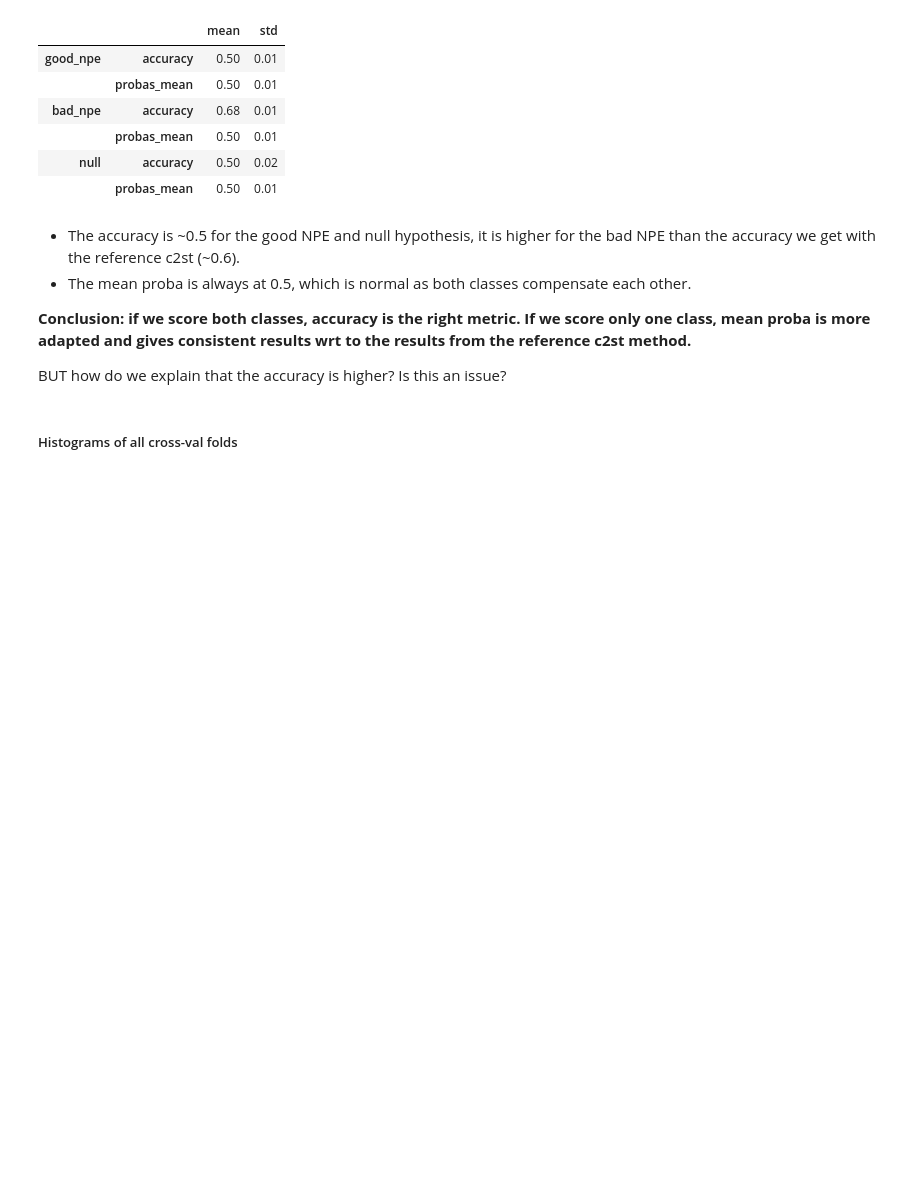
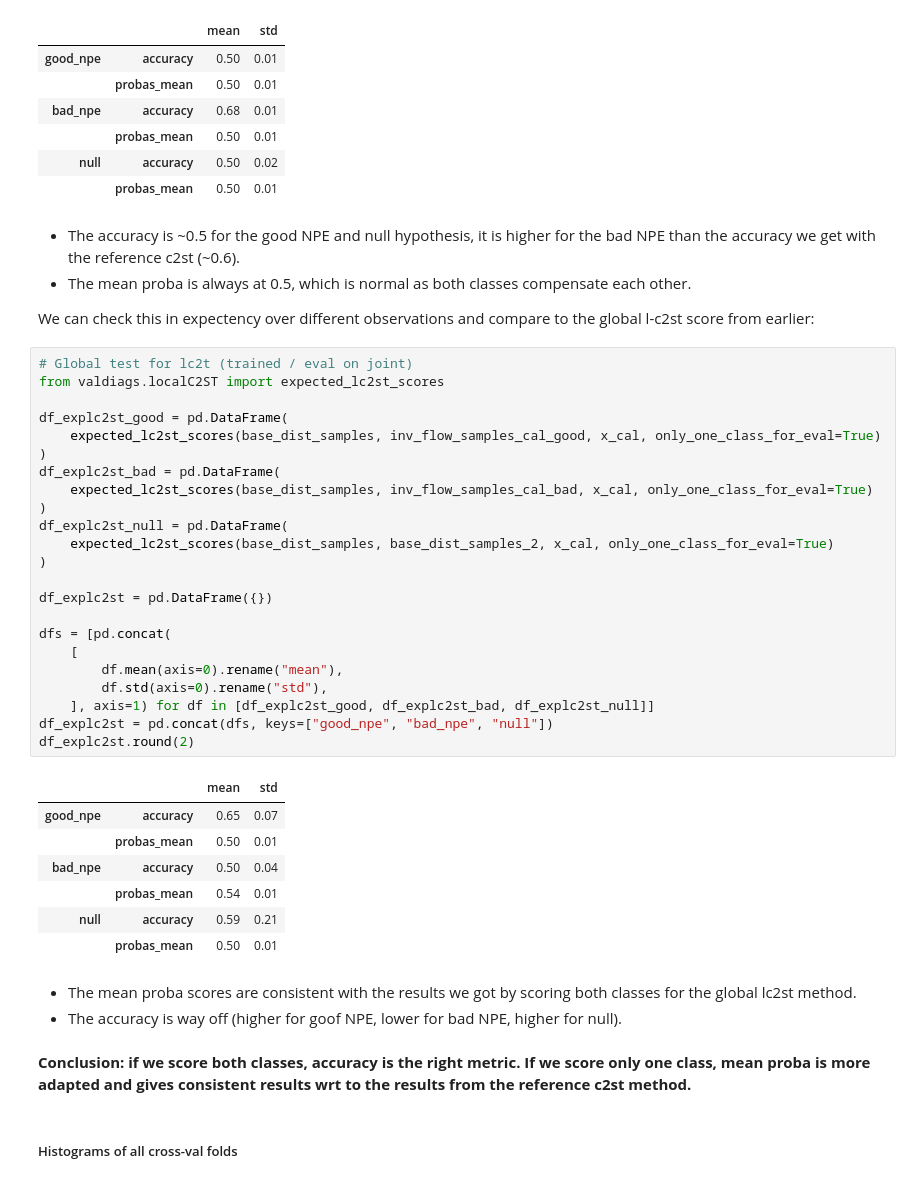
Before and after one commit to JuliaLinhart/valDiags_flows, a Jupyter notebook: notebooks/Local_C2ST_example_1D_lampe.ipynb, the cells around one changed output. Cells and saved outputs as stored; diff of their text form; blank space fills up the shorter version.

```diff
--- a/notebooks/Local_C2ST_example_1D_lampe.ipynb
+++ b/notebooks/Local_C2ST_example_1D_lampe.ipynb
@@ -556,9 +564,43 @@ df_explc2st.round(2)
 - The accuracy is ~0.5 for the good NPE and null hypothesis, it is higher for the bad NPE than the accuracy we get with the reference c2st (~0.6).
 - The mean proba is always at 0.5, which is normal as both classes compensate each other.
 
-**Conclusion: if we score both classes, accuracy is the right metric. If we score only one class, mean proba is more adapted and gives consistent results wrt to the results from the reference c2st method.**
-
-BUT how do we explain that the accuracy is higher? Is this an issue?
+We can check this in expectency over different observations and compare to the global l-c2st score from earlier:
+# %%
+# Global test for lc2t (trained / eval on joint)
+from valdiags.localC2ST import expected_lc2st_scores
+
+df_explc2st_good = pd.DataFrame(
+    expected_lc2st_scores(base_dist_samples, inv_flow_samples_cal_good, x_cal, only_one_class_for_eval=True)
+)
+df_explc2st_bad = pd.DataFrame(
+    expected_lc2st_scores(base_dist_samples, inv_flow_samples_cal_bad, x_cal, only_one_class_for_eval=True)
+)
+df_explc2st_null = pd.DataFrame(
+    expected_lc2st_scores(base_dist_samples, base_dist_samples_2, x_cal, only_one_class_for_eval=True)
+)
+
+df_explc2st = pd.DataFrame({})
+
+dfs = [pd.concat(
+    [
+        df.mean(axis=0).rename("mean"),
+        df.std(axis=0).rename("std"),
+    ], axis=1) for df in [df_explc2st_good, df_explc2st_bad, df_explc2st_null]]
+df_explc2st = pd.concat(dfs, keys=["good_npe", "bad_npe", "null"])
+df_explc2st.round(2)
+# %% [output]
+|  |  | mean | std |
+| good_npe | accuracy | 0.65 | 0.07 |
+|  | probas_mean | 0.50 | 0.01 |
+| bad_npe | accuracy | 0.50 | 0.04 |
+|  | probas_mean | 0.54 | 0.01 |
+| null | accuracy | 0.59 | 0.21 |
+|  | probas_mean | 0.50 | 0.01 |
+# %% [markdown]
+- The mean proba scores are consistent with the results we got by scoring both classes for the global lc2st method.
+- The accuracy is way off (higher for goof NPE, lower for bad NPE, higher for null).
+# %% [markdown]
+**Conclusion: if we score both classes, accuracy is the right metric. If we score only one class, mean proba is more adapted and gives consistent results wrt to the results from the reference c2st method.**
 # %% [markdown]
 ##### Histograms of all cross-val folds
 # %%
```
Also changed, not shown: parts of 22 cells of this notebook, 6 other files.
